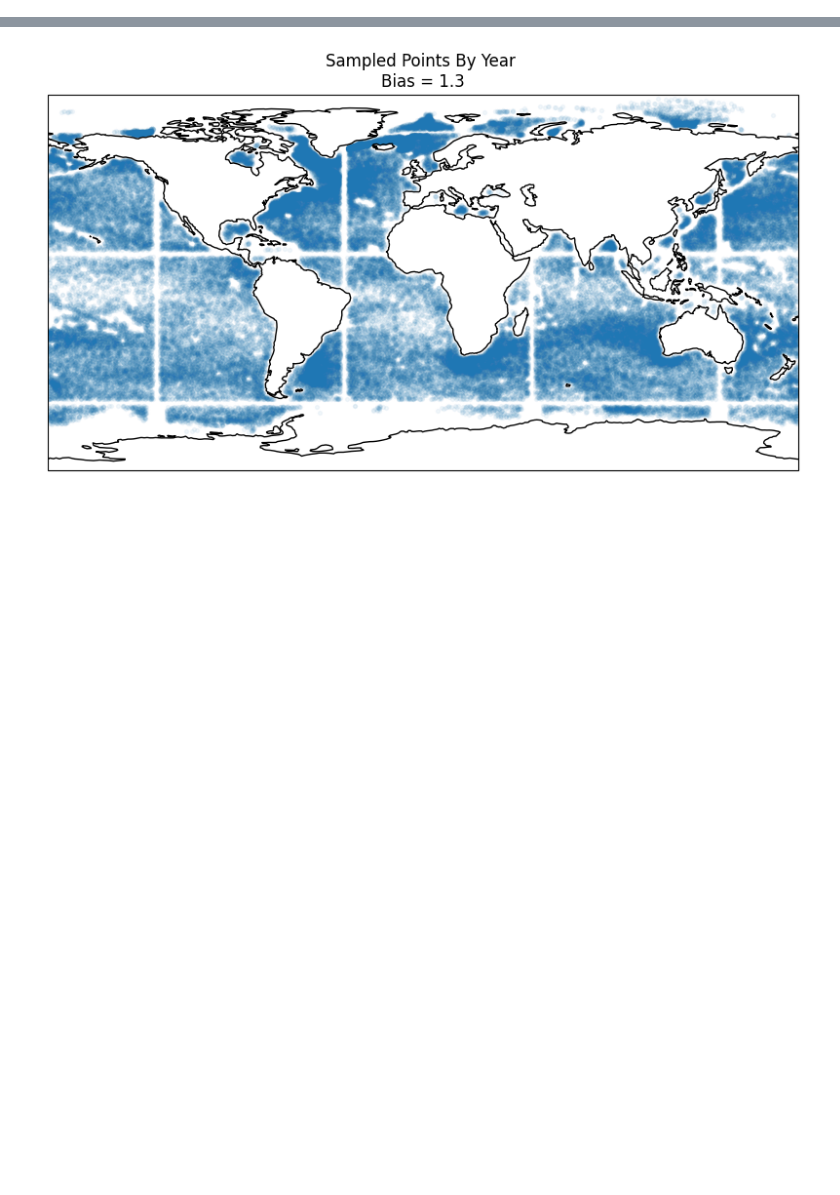
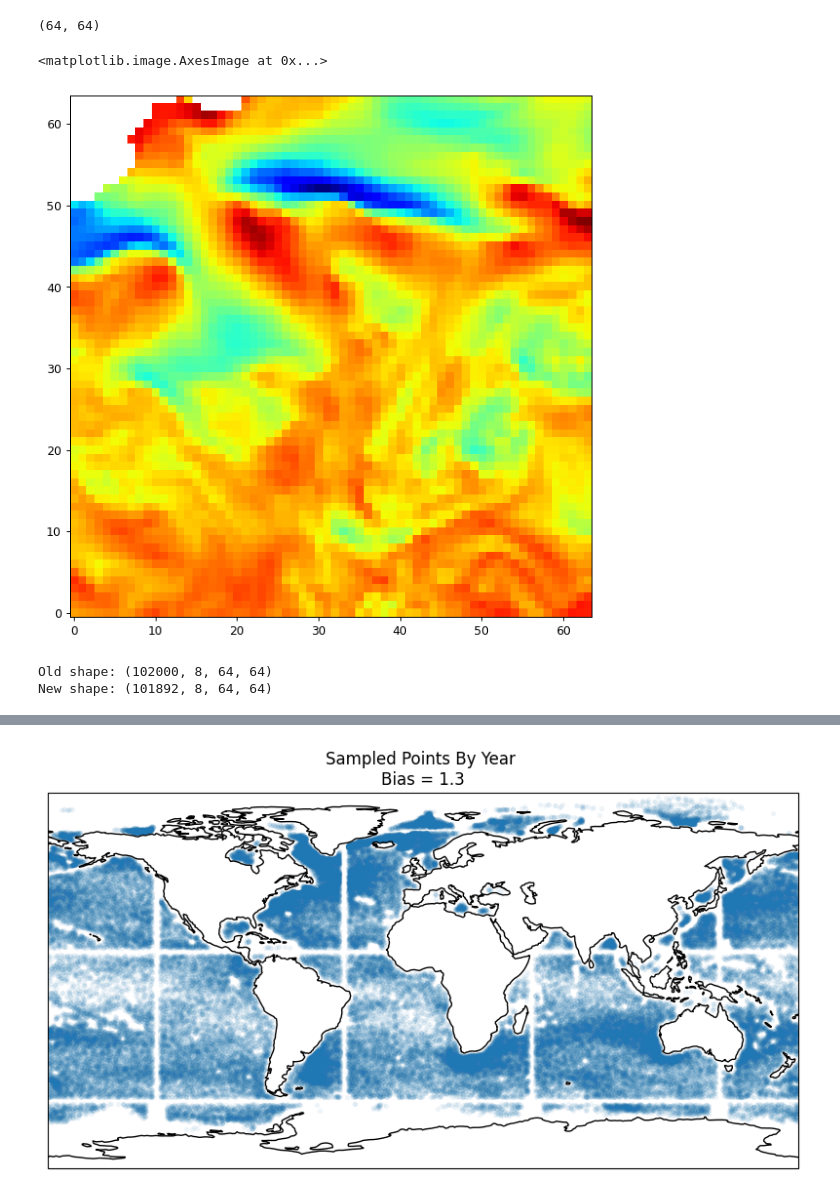
Before and after one commit to Sea-Meets-the-Stars/DBOF_Representation_Learning, a Jupyter notebook: notebooks/eda.ipynb, the cells around one changed output, grey strips where cells are left out. Drawn from its saved outputs; the diff is of its cells as text; code cells hidden in the pictures; blank space fills up the shorter version.

```diff
--- a/notebooks/eda.ipynb
+++ b/notebooks/eda.ipynb
@@ -25,0 +67,3 @@ reader = zarr_dataset.ZarrDatasetReader(
+# %%
+images_da, ids_da, valid_mask_da = reader.full_dataset_as_dask()
+images_np = images_da.compute()
@@ -25,0 +104,24 @@ reader = zarr_dataset.ZarrDatasetReader(
+# %%
+img = images_np[6437, 3, :,:]
+print(img.shape)
+plt.figure(figsize=(8,8), dpi= 90)
+plt.imshow(img,origin='lower',cmap='jet')
+# %% [output]
+(64, 64)
+<matplotlib.image.AxesImage at 0x...>
+[figure, added]
+# %%
+# NOTE this ruins the indexing system.
+# Image Ids need to be removed for these indexes as well todo
+N = images_np.shape[0]
+
+keep_mask = np.ones(N, dtype=bool)
+keep_mask[bad_indices] = False
+
+images_clean_np = images_np[keep_mask]
+
+print("Old shape:", images_np.shape)
+print("New shape:", images_clean_np.shape)
+# %% [output]
+Old shape: (102000, 8, 64, 64)
+New shape: (101892, 8, 64, 64)
```
Also changed, not shown: parts of 18 cells of this notebook, 2 other files.
